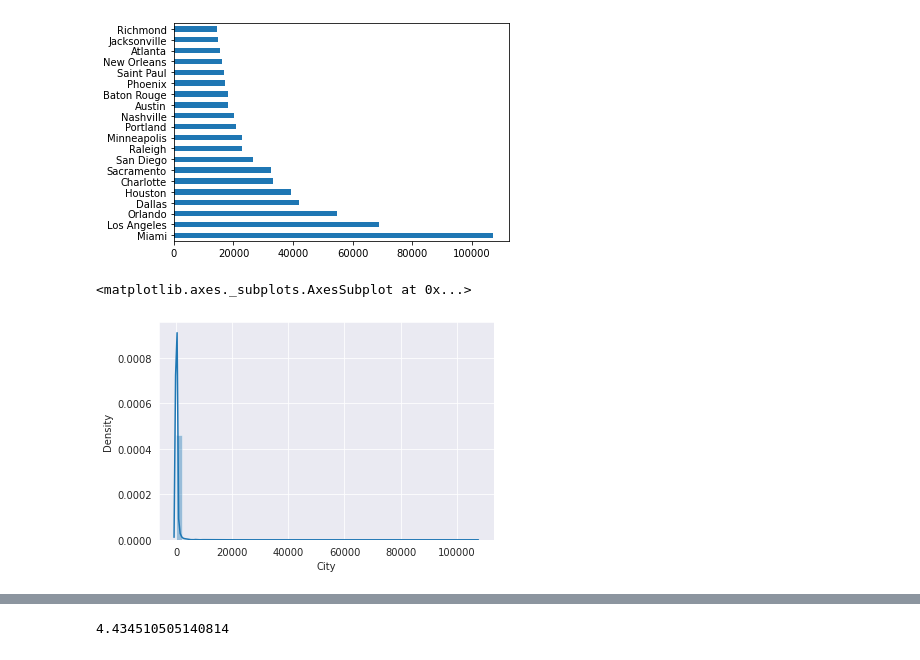
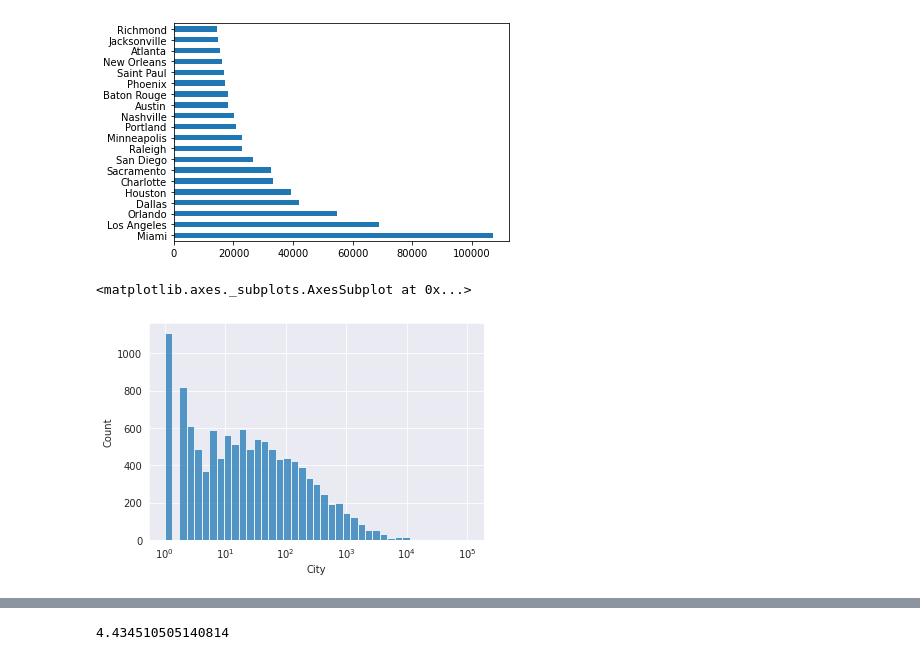
Before and after one commit to iamjainam/Exploratory-Data-Analysis-Project, a Jupyter notebook: USA_Accidents_Analysis.ipynb, the cells around one changed output, grey strips where cells are left out. Saved outputs shown, nothing was run; the diff lists cells and outputs as text; code cells hidden in the pictures.

```diff
--- a/USA_Accidents_Analysis.ipynb
+++ b/USA_Accidents_Analysis.ipynb
@@ -154,7 +156,7 @@ cities_by_accident[:20].plot(kind='barh')
 import seaborn as sns
 sns.set_style("darkgrid")
 # %%
-sns.distplot(cities_by_accident)
+sns.histplot(cities_by_accident, log_scale=True)
 # %% [output]
 <matplotlib.axes._subplots.AxesSubplot at 0x...>
-[figure, old version]
+[figure, new version]
```
Also changed, not shown: parts of 12 cells of this notebook.
